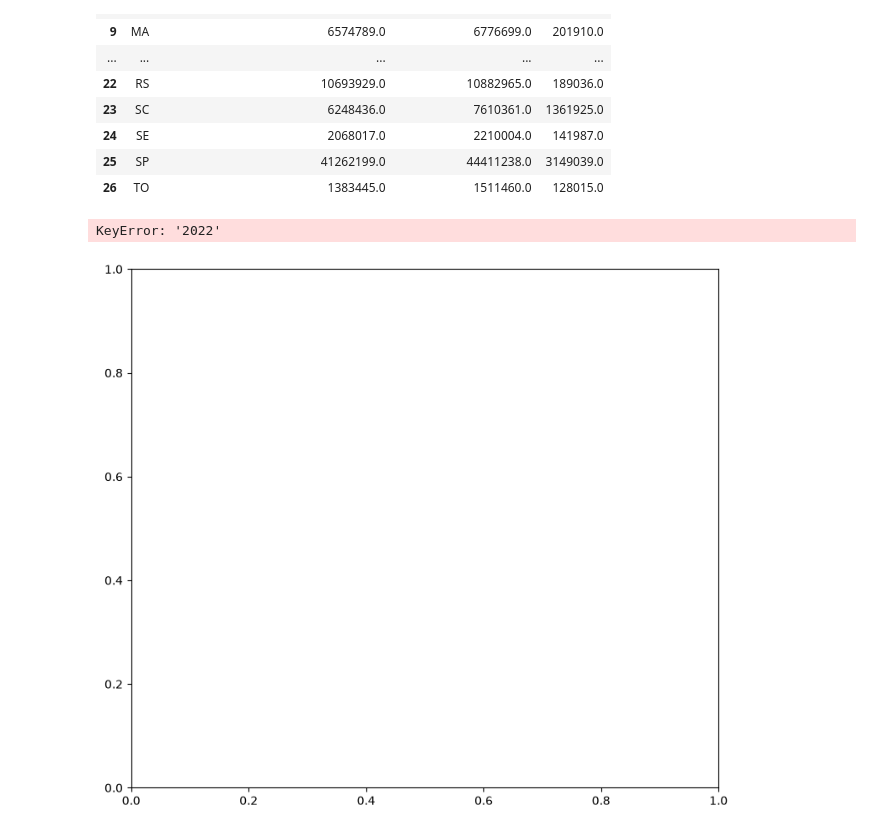
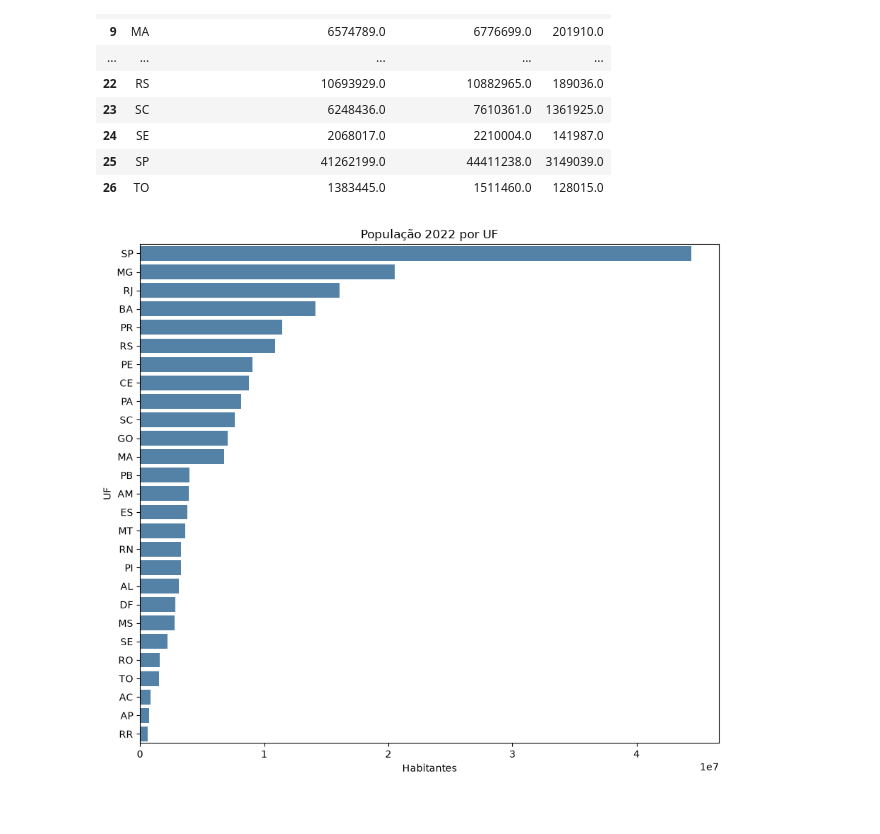
Before and after one commit to MiguelValadao/analise_dados_Py, a Jupyter notebook: atv4/Aula4.ipynb, the cells around one changed output. Drawn from its saved outputs; the diff is of its cells as text; code cells hidden in the pictures.

```diff
--- a/atv4/Aula4.ipynb
+++ b/atv4/Aula4.ipynb
@@ -86,16 +86,16 @@ pop_estado
 
 pop_estado.to_csv(r"H:\Python\Terceira Etapa\Jupyter\atv4\PopulacaoPorEstado.csv", sep =";")
 # %%
-# TODO()
 # Barras: população 2022 por UF
+col_2022 = "População Censo 2022"
+
 fig, ax = plt.subplots(figsize=(9, 8))
-ordem = pop_estado.sort_values("2022", ascending=False)
-sns.barplot(data=ordem, y="UF", x="2022", ax=ax, color="steelblue")
+ordem = pop_estado.sort_values(col_2022, ascending=False)
+sns.barplot(data=ordem, y="UF", x=col_2022, ax=ax, color="steelblue")
 ax.set_title("População 2022 por UF")
 ax.set_xlabel("Habitantes")
 ax.set_ylabel("UF")
 plt.tight_layout()
 plt.show()
 # %% [output]
-KeyError: '2022'
-[figure, old version]
+[figure, new version]
```
Also changed, not shown: 6 other files.
